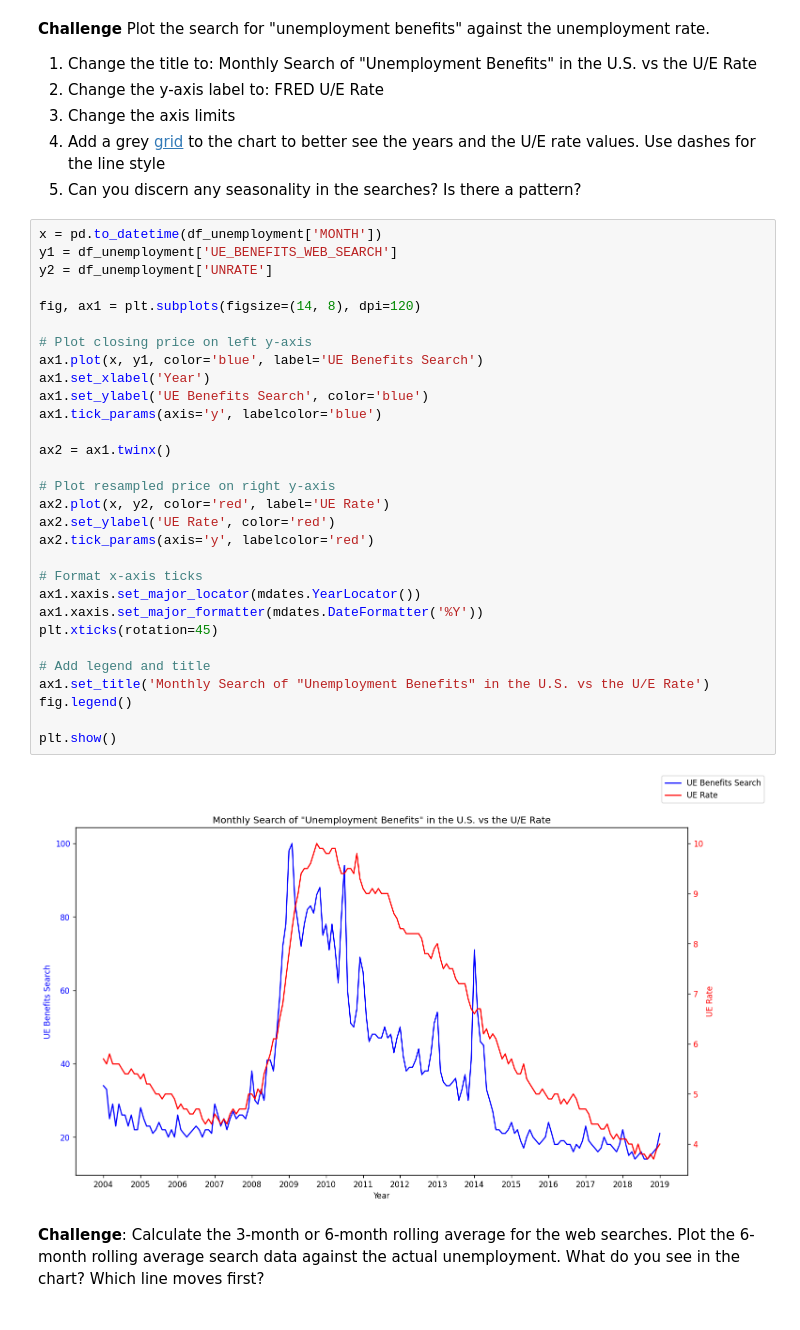
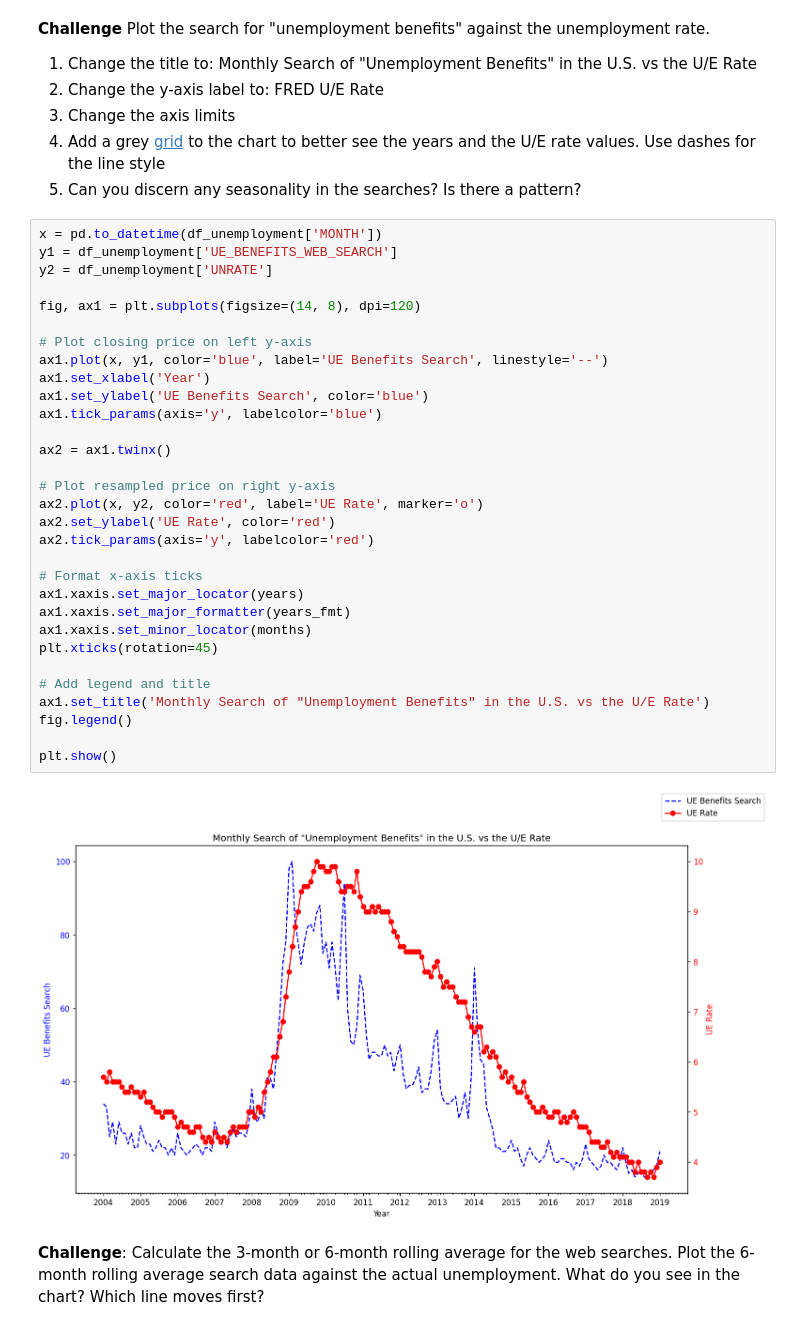
Before and after one commit to LegradiK/google_trends_data_visualisation, a Jupyter notebook: Google Trends Data Viz/Google Trends and Data Visualisation.ipynb, the cells around one changed output. Drawn from its saved outputs; the diff is of its cells as text.

```diff
--- a/Google Trends Data Viz/Google Trends and Data Visualisation.ipynb
+++ b/Google Trends Data Viz/Google Trends and Data Visualisation.ipynb
@@ -428,35 +428,36 @@ plt.show()
 # %%
 x = pd.to_datetime(df_unemployment['MONTH'])
 y1 = df_unemployment['UE_BENEFITS_WEB_SEARCH']
 y2 = df_unemployment['UNRATE']
 
 fig, ax1 = plt.subplots(figsize=(14, 8), dpi=120)
 
 # Plot closing price on left y-axis
-ax1.plot(x, y1, color='blue', label='UE Benefits Search')
+ax1.plot(x, y1, color='blue', label='UE Benefits Search', linestyle='--')
 ax1.set_xlabel('Year')
 ax1.set_ylabel('UE Benefits Search', color='blue')
 ax1.tick_params(axis='y', labelcolor='blue')
 
 ax2 = ax1.twinx()
 
 # Plot resampled price on right y-axis
-ax2.plot(x, y2, color='red', label='UE Rate')
+ax2.plot(x, y2, color='red', label='UE Rate', marker='o')
 ax2.set_ylabel('UE Rate', color='red')
 ax2.tick_params(axis='y', labelcolor='red')
 
 # Format x-axis ticks
-ax1.xaxis.set_major_locator(mdates.YearLocator())
-ax1.xaxis.set_major_formatter(mdates.DateFormatter('%Y'))
+ax1.xaxis.set_major_locator(years)
+ax1.xaxis.set_major_formatter(years_fmt)
+ax1.xaxis.set_minor_locator(months)
 plt.xticks(rotation=45)
 
 # Add legend and title
 ax1.set_title('Monthly Search of "Unemployment Benefits" in the U.S. vs the U/E Rate')
 fig.legend()
 
 plt.show()
 # %% [output]
-[figure, old version]
+[figure, new version]
 # %% [markdown]
 **Challenge**: Calculate the 3-month or 6-month rolling average for the web searches. Plot the 6-month rolling average search data against the actual unemployment. What do you see in the chart? Which line moves first?
 # %%
```
Also changed, not shown: parts of 4 cells of this notebook.
